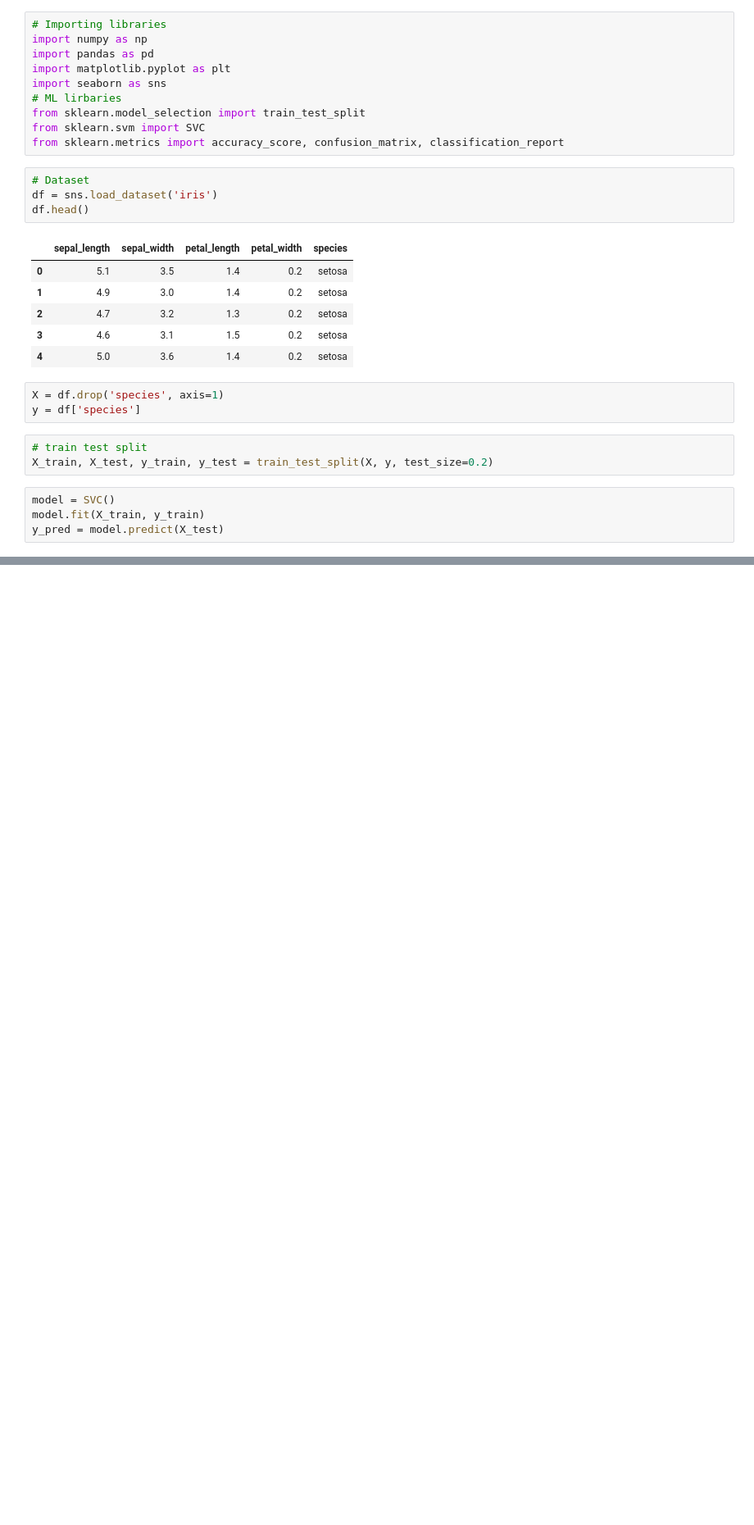
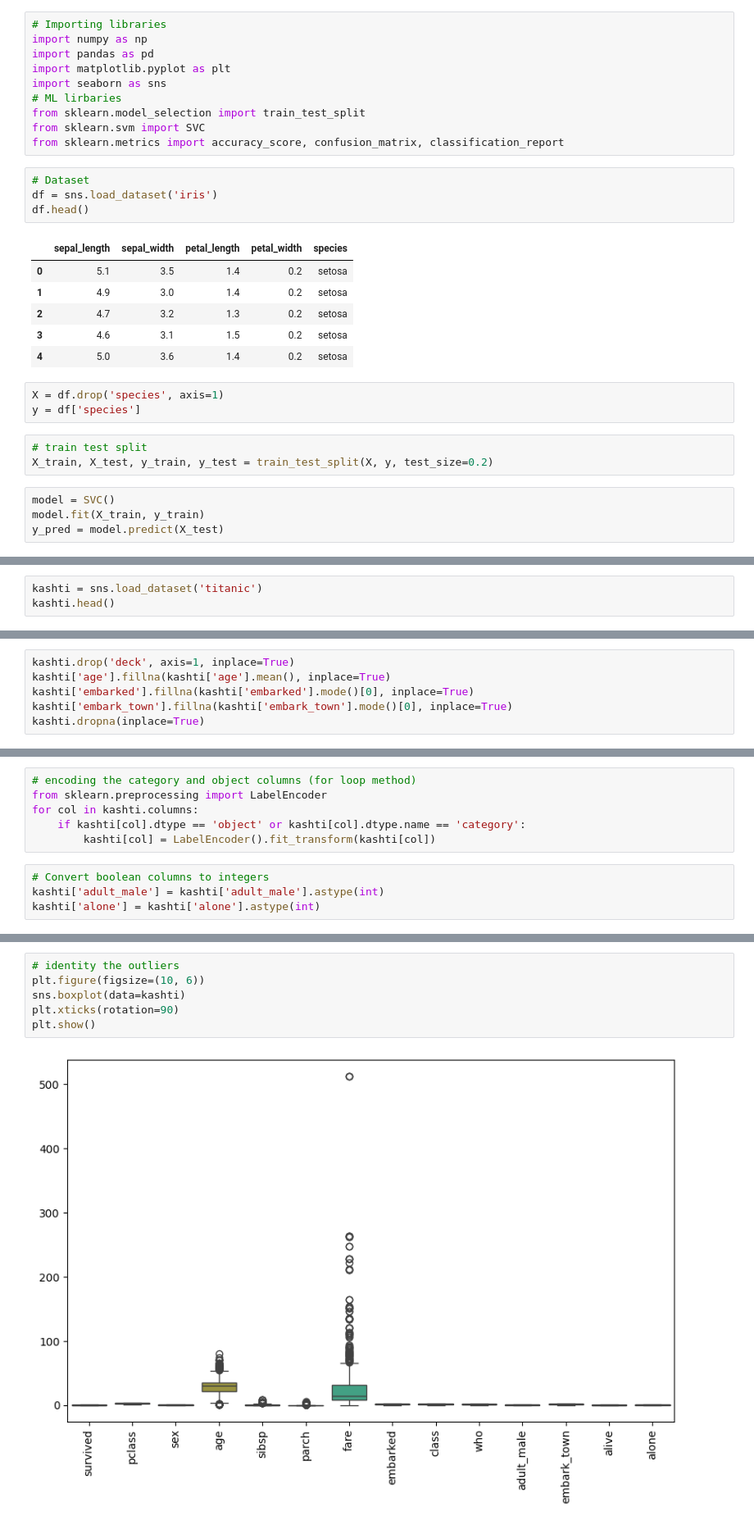
Before and after one commit to coderhyder17/Machine-Learning, a Jupyter notebook: 11_support_vector_machine_(svm).ipynb, the cells around one changed output, grey strips where cells are left out. Shown: that part at 82% size. Drawn from its saved outputs; the diff is of its cells as text; blank space fills up the shorter version.

```diff
--- a/11_support_vector_machine_(svm).ipynb
+++ b/11_support_vector_machine_(svm).ipynb
@@ -70,0 +89,3 @@ plt.show()
+# %%
+kashti = sns.load_dataset('titanic')
+kashti.head()
@@ -70,0 +118,6 @@ plt.show()
+# %%
+kashti.drop('deck', axis=1, inplace=True)
+kashti['age'].fillna(kashti['age'].mean(), inplace=True)
+kashti['embarked'].fillna(kashti['embarked'].mode()[0], inplace=True)
+kashti['embark_town'].fillna(kashti['embark_town'].mode()[0], inplace=True)
+kashti.dropna(inplace=True)
@@ -70,0 +170,10 @@ plt.show()
+# %%
+# encoding the category and object columns (for loop method)
+from sklearn.preprocessing import LabelEncoder
+for col in kashti.columns:
+    if kashti[col].dtype == 'object' or kashti[col].dtype.name == 'category':
+        kashti[col] = LabelEncoder().fit_transform(kashti[col])
+# %%
+# Convert boolean columns to integers
+kashti['adult_male'] = kashti['adult_male'].astype(int)
+kashti['alone'] = kashti['alone'].astype(int)
@@ -70,0 +189,8 @@ plt.show()
+# %%
+# identity the outliers
+plt.figure(figsize=(10, 6))
+sns.boxplot(data=kashti)
+plt.xticks(rotation=90)
+plt.show()
+# %% [output]
+[figure, added]
```
Also changed, not shown: parts of 18 cells of this notebook.
